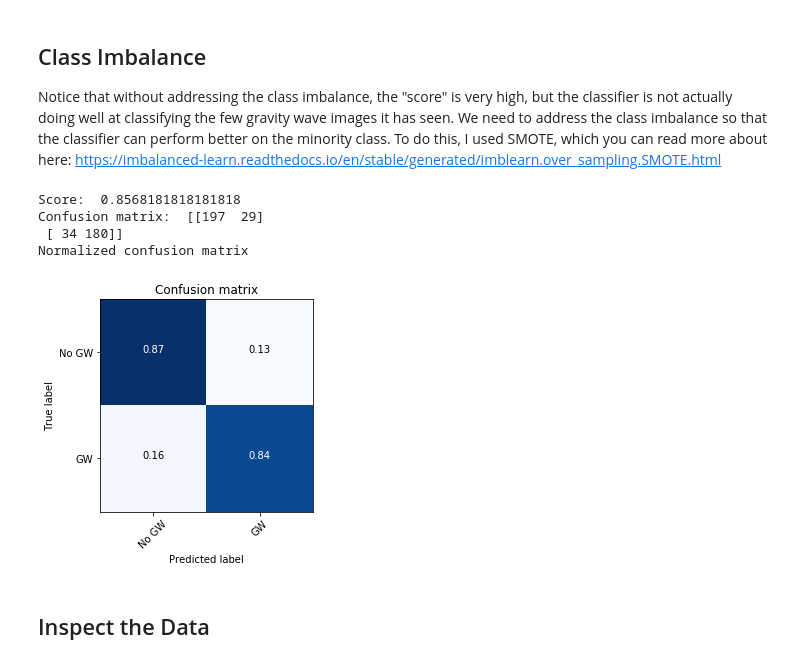
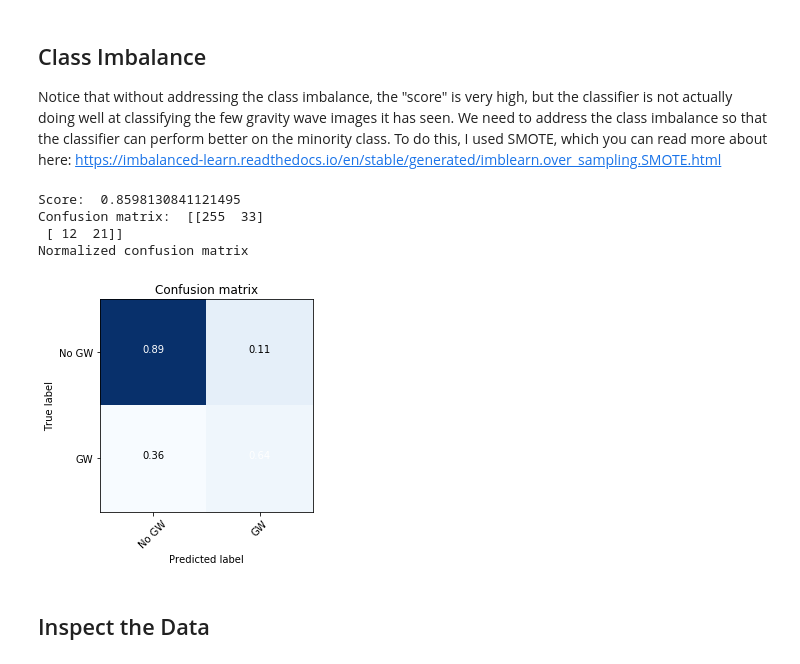
Before and after one commit to wcarande/gravity_waves, a Jupyter notebook: code/notebooks/raa_plotting.ipynb, the cells around one changed output. Saved outputs shown, nothing was run; the diff lists cells and outputs as text; code cells hidden in the pictures.

Commit message:
Fixed the order of train/test split and smote

```diff
--- a/code/notebooks/raa_plotting.ipynb
+++ b/code/notebooks/raa_plotting.ipynb
@@ -145,25 +145,25 @@ Normalized confusion matrix
 Notice that without addressing the class imbalance, the "score" is very high, but the classifier is not actually doing well at classifying the few gravity wave images it has seen. We need to address the class imbalance so that the classifier can perform better on the minority class. To do this, I used SMOTE, which you can read more about here: https://imbalanced-learn.readthedocs.io/en/stable/generated/imblearn.over_sampling.SMOTE.html
 # %%
 sm = SMOTE()
-X_res, y_res = sm.fit_resample(X, y)
-X_train, X_test, y_train, y_test = train_test_split(X_res, y_res, test_size=0.30, random_state=42)
+X_train, X_test, y_train, y_test = train_test_split(X, y, test_size=0.40, random_state=42)
+X_res, y_res = sm.fit_resample(X_train, y_train)
 # %%
-# Train without addressing the class imbalance
+# Train with addressing the class imbalance
 class_names = ['No GW', 'GW']
 clf = RandomForestClassifier()
-clf.fit(X_train, y_train)
+clf.fit(X_res, y_res)
 y_pred = clf.predict(X_test)
 print('Score: ', clf.score(X_test, y_test))
 cm = confusion_matrix(y_test, y_pred)
 print('Confusion matrix: ', cm)
 plot_confusion_matrix(cm, classes=class_names, normalize=True,
                       title='Confusion matrix', cmap=plt.cm.Blues)
 # %% [output]
-Score:  0.8568181818181818
-Confusion matrix:  [[197  29]
- [ 34 180]]
+Score:  0.8598130841121495
+Confusion matrix:  [[255  33]
+ [ 12  21]]
 Normalized confusion matrix
-[figure, old version]
+[figure, new version]
 # %% [markdown]
 ## Inspect the Data
 # %%
```
Also changed, not shown: parts of 1 cell of this notebook.
